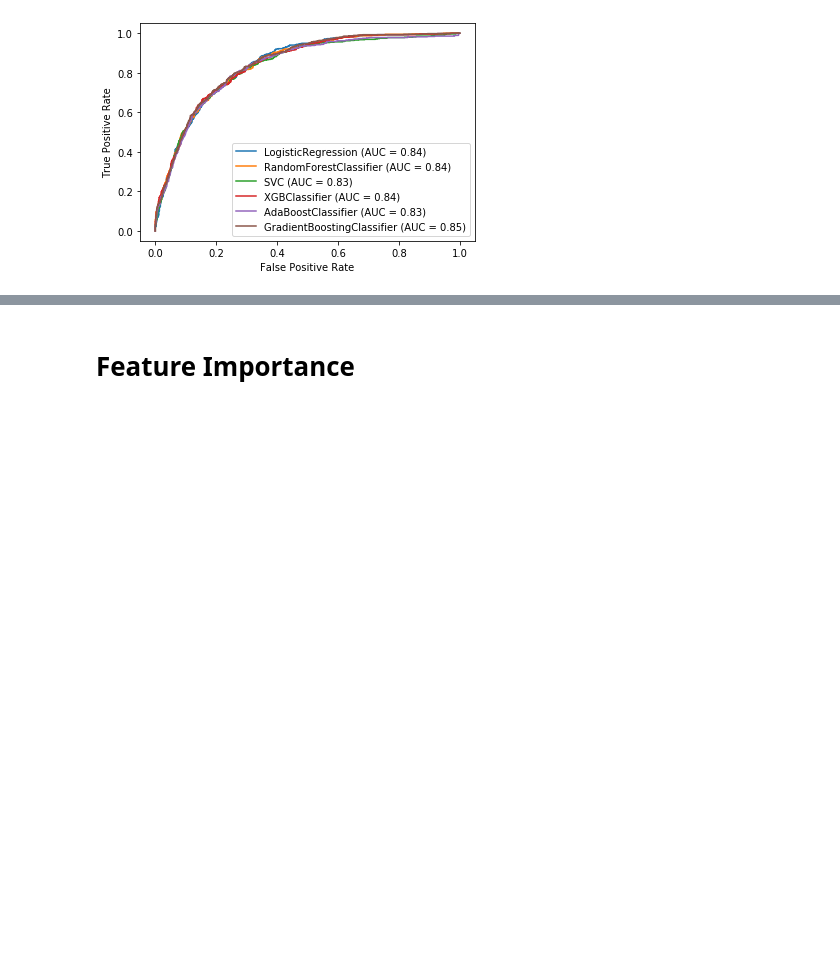
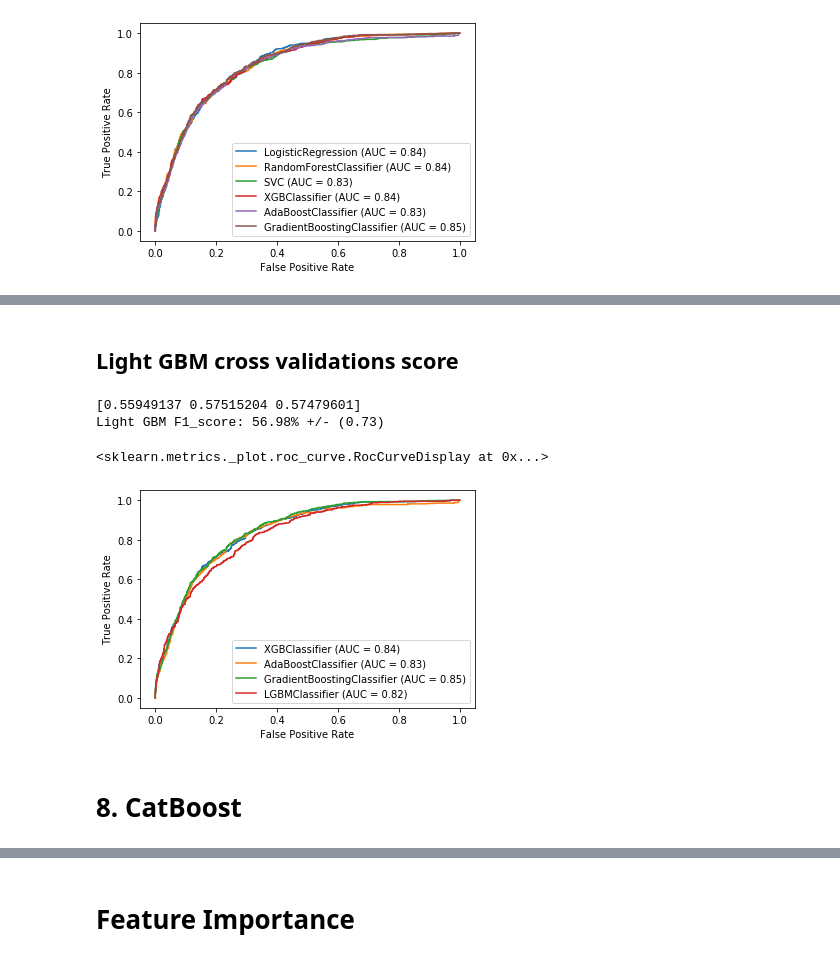
Before and after one commit to fares-ds/Telecom_Customer_Churn_Prediction, a Jupyter notebook: telecom_customer_churn_prediciton_ML.ipynb, the cells around one changed output, grey strips where cells are left out. Cells and saved outputs as stored; diff of their text form; code cells hidden in the pictures; blank space fills up the shorter version.

Commit message:
Applying LightGBM and CatBoost

```diff
--- a/telecom_customer_churn_prediciton_ML.ipynb
+++ b/telecom_customer_churn_prediciton_ML.ipynb
@@ -562,0 +567,8 @@ plot_roc_curve(gbm_clf, X_test, y_test, ax=disp.ax_)
+# %%
+import lightgbm
+
+light_gbm_clf = lightgbm.LGBMClassifier()
+light_gbm_clf.fit(X_train, y_train)
+
+print_score(light_gbm_clf, X_train, y_train, X_test, y_test, train=True)
+print_score(light_gbm_clf, X_train, y_train, X_test, y_test, train=False)
@@ -562,0 +593,19 @@ plot_roc_curve(gbm_clf, X_test, y_test, ax=disp.ax_)
+# %% [markdown]
+## Light GBM cross validations score
+# %%
+scores = cross_val_score(light_gbm_clf, X, y, cv=3, scoring='f1')
+print(scores)
+print(f"Light GBM F1_score: {scores.mean() * 100:.2f}% +/- ({scores.std() * 100:.2f})")
+# %% [output]
+[0.55949137 0.57515204 0.57479601]
+Light GBM F1_score: 56.98% +/- (0.73)
+# %%
+disp = plot_roc_curve(xgb_clf, X_test, y_test)
+plot_roc_curve(ada_clf, X_test, y_test, ax=disp.ax_)
+plot_roc_curve(gbm_clf, X_test, y_test, ax=disp.ax_)
+plot_roc_curve(light_gbm_clf, X_test, y_test, ax=disp.ax_)
+# %% [output]
+<sklearn.metrics._plot.roc_curve.RocCurveDisplay at 0x...>
+[figure, added]
+# %% [markdown]
+# 8. CatBoost
```
Also changed, not shown: parts of 22 cells of this notebook.
